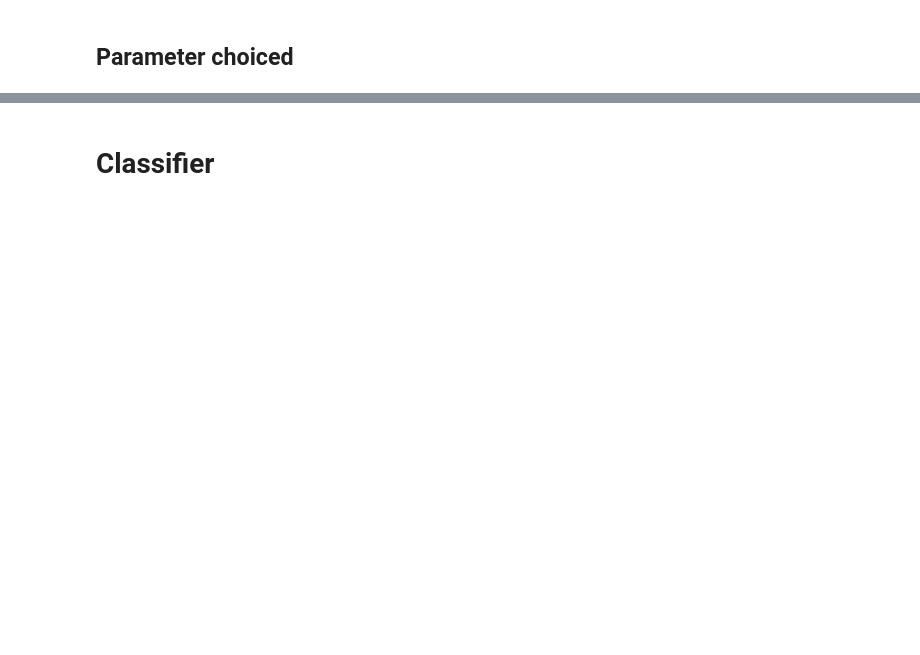
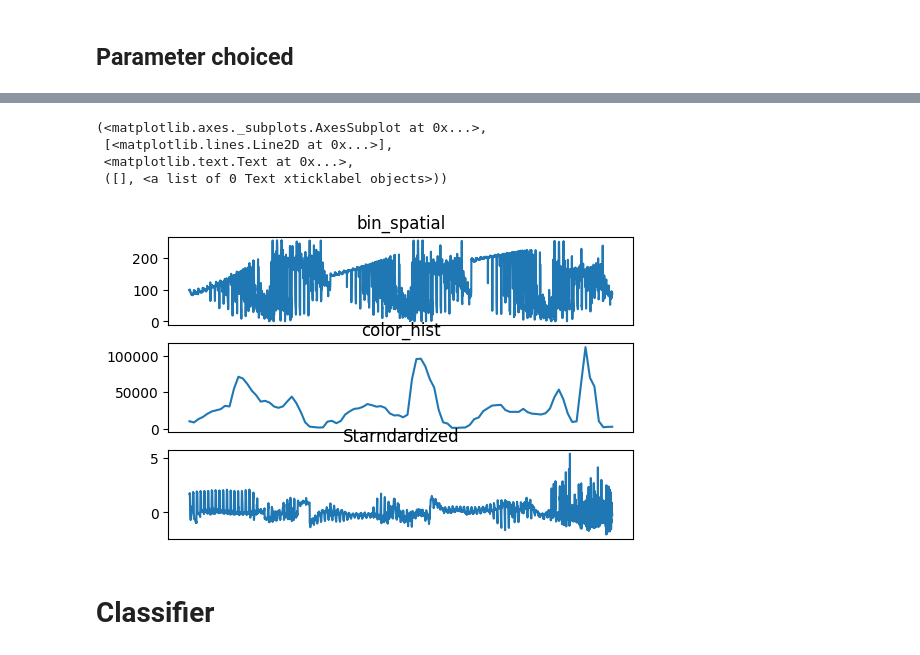
Before and after one commit to jaeoh2/self-driving-car-nd, a Jupyter notebook: CarND-Vehicle-Detection-P5/CarND-Vehicle-detection.ipynb, the cells around one changed output, grey strips where cells are left out. Drawn from its saved outputs; the diff is of its cells as text; code cells hidden in the pictures; blank space fills up the shorter version.

```diff
--- a/CarND-Vehicle-Detection-P5/CarND-Vehicle-detection.ipynb
+++ b/CarND-Vehicle-Detection-P5/CarND-Vehicle-detection.ipynb
@@ -96,3 +117,14 @@ plt.plot(X_train[ran_idx])
+# %%
+fig = plt.figure(dpi=100)
+plt.subplot(311),plt.plot(bin_spatial(test_img)),plt.title('bin_spatial'),plt.xticks([])
+plt.subplot(312),plt.plot(color_hist(test_img)),plt.title('color_hist'),plt.xticks([])
+plt.subplot(313),plt.plot(X_train[ran_idx]),plt.title('Starndardized'),plt.xticks([])
+# %% [output]
+(<matplotlib.axes._subplots.AxesSubplot at 0x...>,
+ [<matplotlib.lines.Line2D at 0x...>],
+ <matplotlib.text.Text at 0x...>,
+ ([], <a list of 0 Text xticklabel objects>))
+[figure, added]
 # %% [markdown]
 # Classifier
 # %%
```
Also changed, not shown: parts of 23 cells of this notebook, 1 other file.
